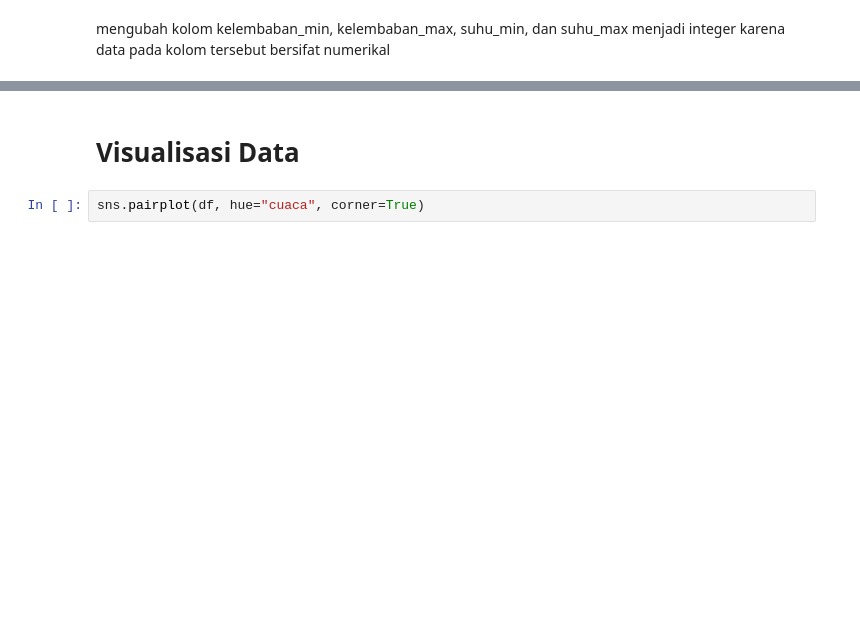
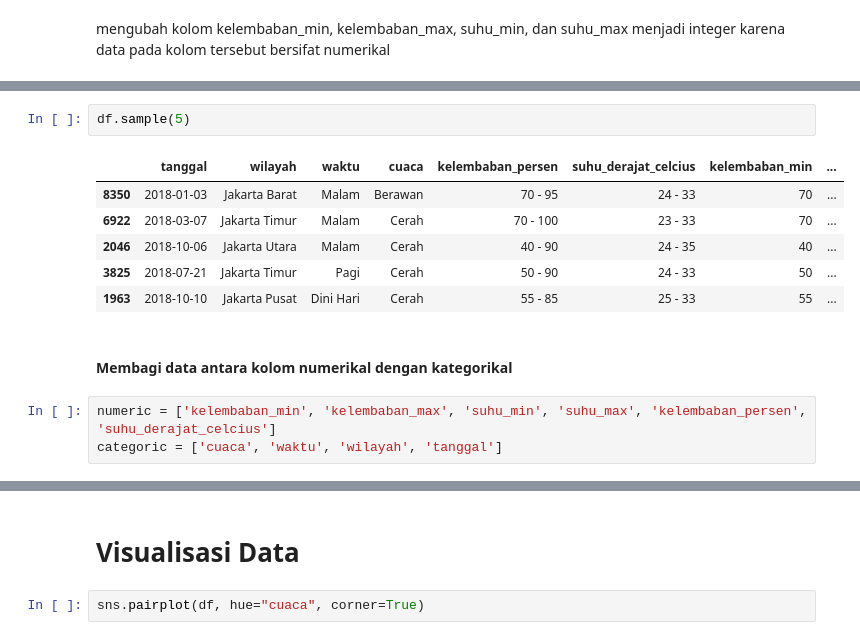
Before and after one commit to raihankemmy/jakarta-weather-classification-2018, a Jupyter notebook: Final.ipynb, the cells around one changed output, grey strips where cells are left out. Drawn from its saved outputs; the diff is of its cells as text; blank space fills up the shorter version.

```diff
--- a/Final.ipynb
+++ b/Final.ipynb
@@ -276,0 +317,14 @@ mengubah kolom kelembaban_min, kelembaban_max, suhu_min, dan suhu_max menjadi in
+# %%
+df.sample(5)
+# %% [output]
+|  | tanggal | wilayah | waktu | cuaca | kelembaban_persen | suhu_derajat_celcius | kelembaban_min | ... |
+| 8350 | 2018-01-03 | Jakarta Barat | Malam | Berawan | 70 - 95 | 24 - 33 | 70 | ... |
+| 6922 | 2018-03-07 | Jakarta Timur | Malam | Cerah | 70 - 100 | 23 - 33 | 70 | ... |
+| 2046 | 2018-10-06 | Jakarta Utara | Malam | Cerah | 40 - 90 | 24 - 35 | 40 | ... |
+| 3825 | 2018-07-21 | Jakarta Timur | Pagi | Cerah | 50 - 90 | 24 - 33 | 50 | ... |
+| 1963 | 2018-10-10 | Jakarta Pusat | Dini Hari | Cerah | 55 - 85 | 25 - 33 | 55 | ... |
+# %% [markdown]
+#### Membagi data antara kolom numerikal dengan kategorikal
+# %%
+numeric = ['kelembaban_min', 'kelembaban_max', 'suhu_min', 'suhu_max', 'kelembaban_persen', 'suhu_derajat_celcius']
+categoric = ['cuaca', 'waktu', 'wilayah', 'tanggal']
```
Also changed, not shown: parts of 87 cells of this notebook.
